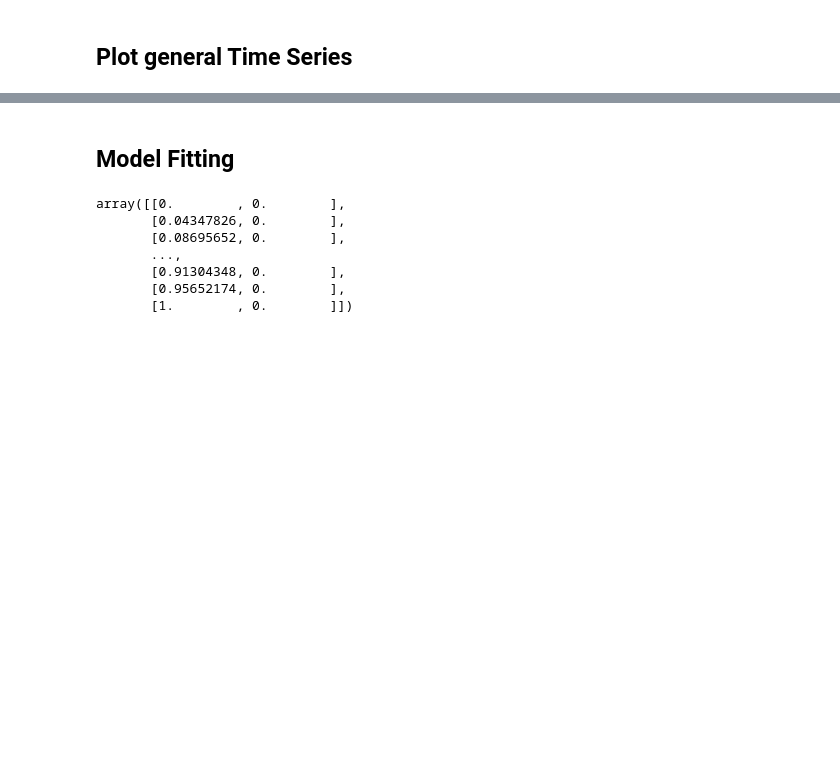
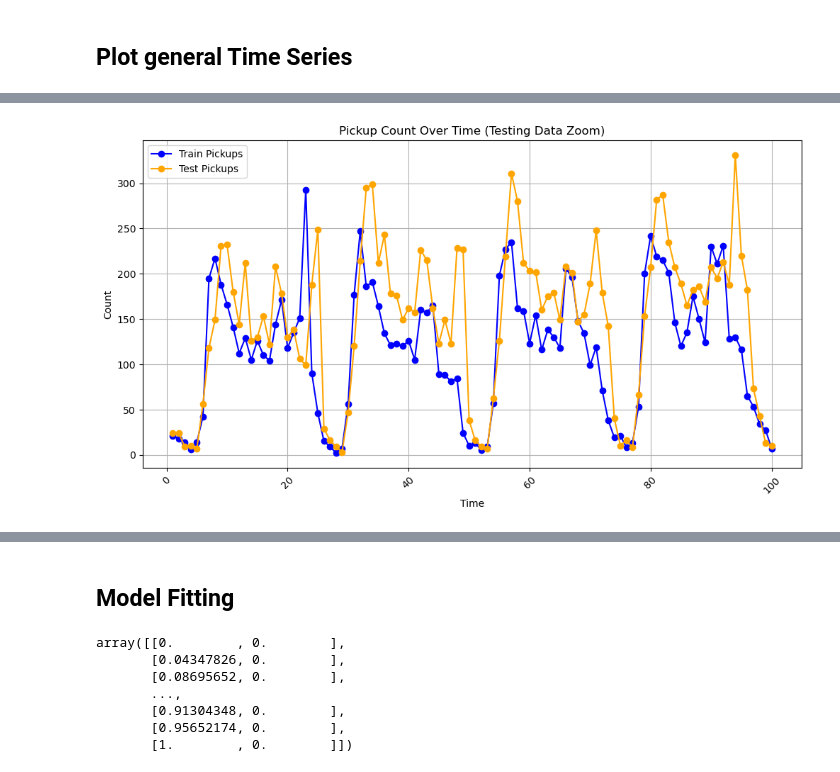
Before and after one commit to HarisNaveed17/predicting_taxi_fares, a Jupyter notebook: test_model.ipynb, the cells around one changed output, grey strips where cells are left out. Drawn from its saved outputs; the diff is of its cells as text; code cells hidden in the pictures; blank space fills up the shorter version.

```diff
--- a/test_model.ipynb
+++ b/test_model.ipynb
@@ -176,0 +214,13 @@ plt.show()
+# %%
+plt.figure(figsize=(12, 6))
+plt.plot(train['time_index'][:100], train['pickup_count'][:100], marker='o', label='Train Pickups', color='blue')
+plt.plot(test['time_index'][:100], test['pickup_count'][:100], marker='o', label='Test Pickups', color='orange')
+plt.title('Pickup Count Over Time (Testing Data Zoom)')
+plt.xlabel('Time')
+plt.ylabel('Count')
+plt.xticks(rotation=45)
+plt.legend()
+plt.grid()
+plt.show()
+# %% [output]
+[figure, added]
```
Also changed, not shown: parts of 23 cells of this notebook, 1 other file.
